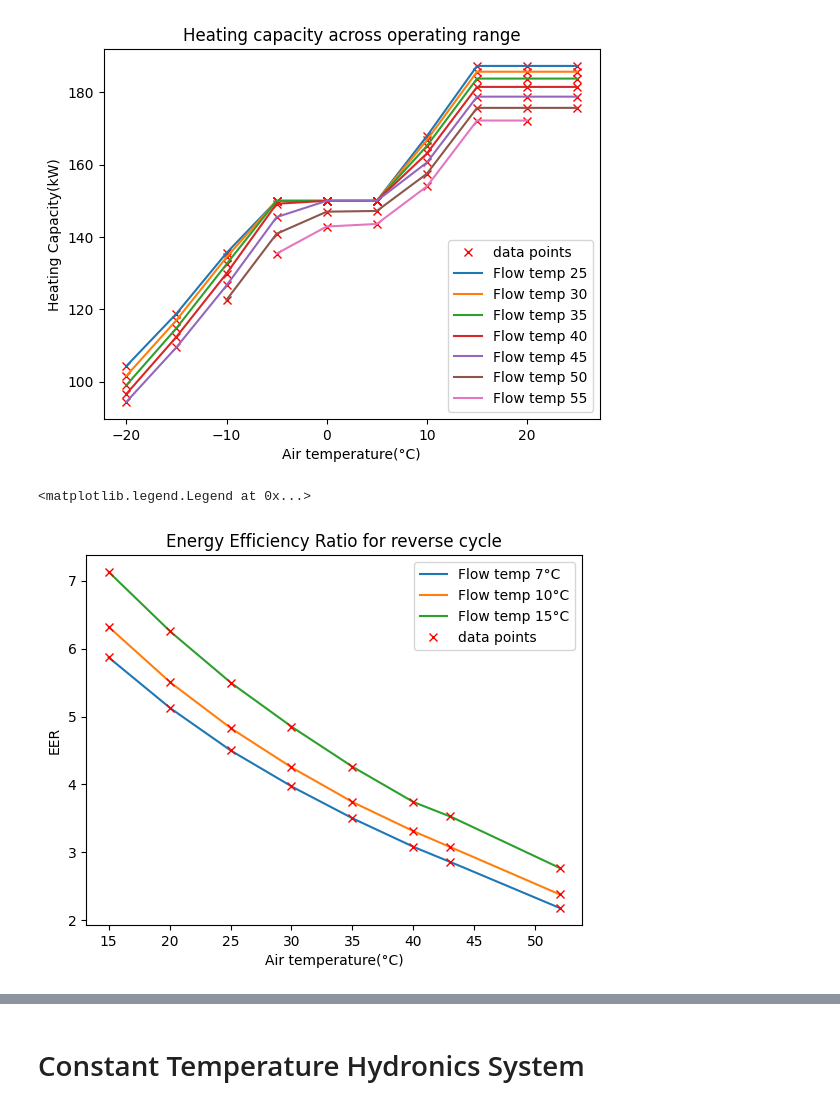
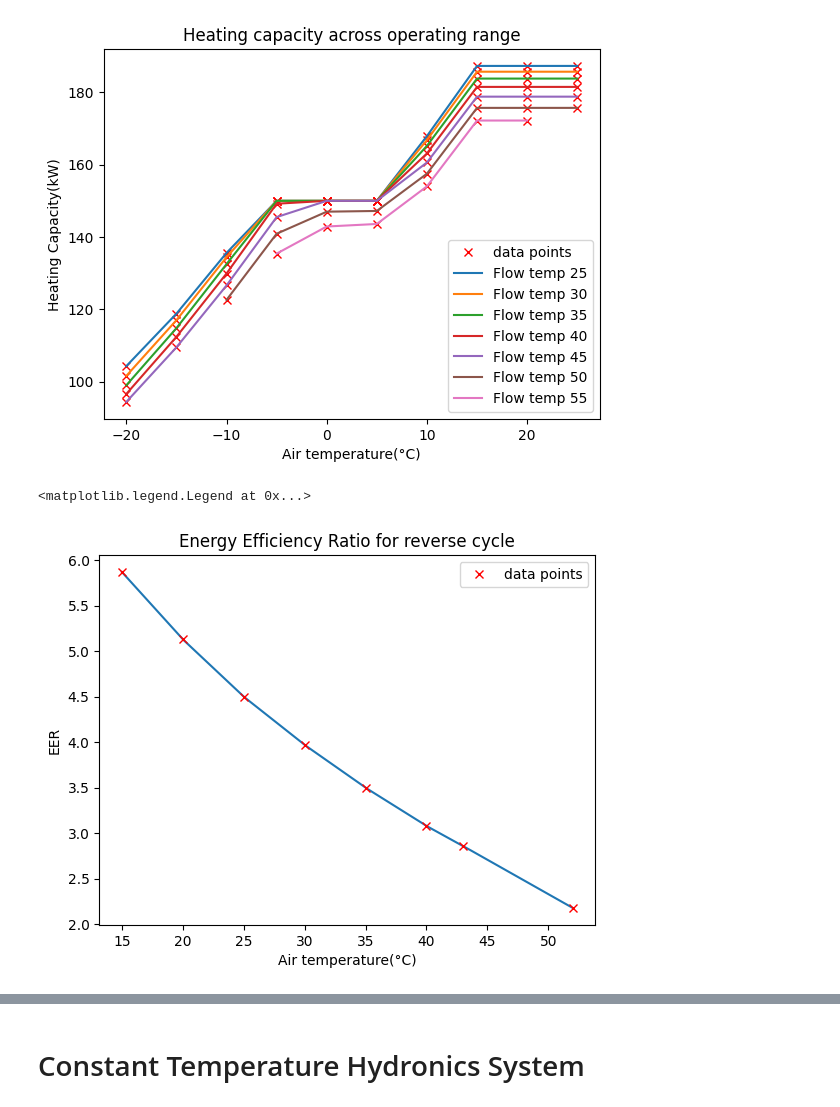
Before and after one commit to SNaylor12543/Variable_Output_Temperature_Heat_Pump, a Jupyter notebook: EAHV-M1500-YCL(-N).ipynb, the cells around one changed output, grey strips where cells are left out. Saved outputs shown, nothing was run; the diff lists cells and outputs as text; code cells hidden in the pictures.

```diff
--- a/EAHV-M1500-YCL(-N).ipynb
+++ b/EAHV-M1500-YCL(-N).ipynb
@@ -18,6 +18,13 @@ data_flow_temp = Data.column_from_csv("Data/Heat_Pump/EAHV-M1500-YCL(-N)/Heating
 data_COP = Data.column_from_csv("Data/Heat_Pump/EAHV-M1500-YCL(-N)/Heating_10C.csv", "COP")
 # data_COP = Heat_Pump.interp_call(data_flow_temp, data_air_temp, COP_interp)
 
+# Only Plotting 7 degree line
+indices = [i for i, x in enumerate(data_flow_temp) if x < 45]
+
+data_air_temp = np.delete(data_air_temp, indices)
+data_flow_temp = np.delete(data_flow_temp, indices)
+data_COP = np.delete(data_COP, indices)
+
 plt.plot(data_air_temp, data_COP, label="data points", marker='x', color='red', linestyle='None')
 
 # creating lines between points
@@ -67,36 +74,44 @@ import matplotlib.pyplot as plt
 import Modules.Data as Data
 import numpy as np
 
 HVAC = HVAC("Data/Heat_Pump/EAHV-M1500-YCL(-N)/Cooling_10C.csv")
 
 EER_interp = HVAC.interp_init("EER")
 
 air_temp = np.linspace(15, 52, 1000)
-hydronics_temp = [7, 10, 15]
+hydronics_temp = [7]
 
 for flow_temp in hydronics_temp:
 
     EER = HVAC.interp_call(flow_temp, air_temp, EER_interp)
 
-    plt.plot(air_temp, EER, label = 'Flow temp ' + str(flow_temp) + '°C')
+    # plt.plot(air_temp, EER, label = 'Flow temp ' + str(flow_temp) + '°C')
+    plt.plot(air_temp, EER)
 
 # data points
 data_air_temp = Data.column_from_csv("Data/Heat_Pump/EAHV-M1500-YCL(-N)/Cooling_10C.csv", "Air temperature(°C)")
 
 data_flow_temp = Data.column_from_csv("Data/Heat_Pump/EAHV-M1500-YCL(-N)/Cooling_10C.csv", "Flow temperature(°C)")
 
 data_EER = Data.column_from_csv("Data/Heat_Pump/EAHV-M1500-YCL(-N)/Cooling_10C.csv", "EER")
 # data_EER = HVAC.interp_call(data_flow_temp, data_air_temp, EER_interp)
 
+# Only Plotting 7 degree line
+indices = [i for i, x in enumerate(data_flow_temp) if x != 7]
+
+data_air_temp = np.delete(data_air_temp, indices)
+data_flow_temp = np.delete(data_flow_temp, indices)
+data_EER = np.delete(data_EER, indices)
+
 plt.plot(data_air_temp, data_EER, label="data points", marker='x', color='red', linestyle='None')
 
 plt.title('Energy Efficiency Ratio for reverse cycle')
 plt.xlabel('Air temperature(°C)')
 plt.ylabel('EER')
 plt.legend()
 # %% [output]
 <matplotlib.legend.Legend at 0x...>
-[figure, old version]
+[figure, new version]
 # %%
 from Modules.Heating import Heat_Pump
 from Modules.Heating import HVAC
```
Also changed, not shown: parts of 3 cells of this notebook, 1 other file.
